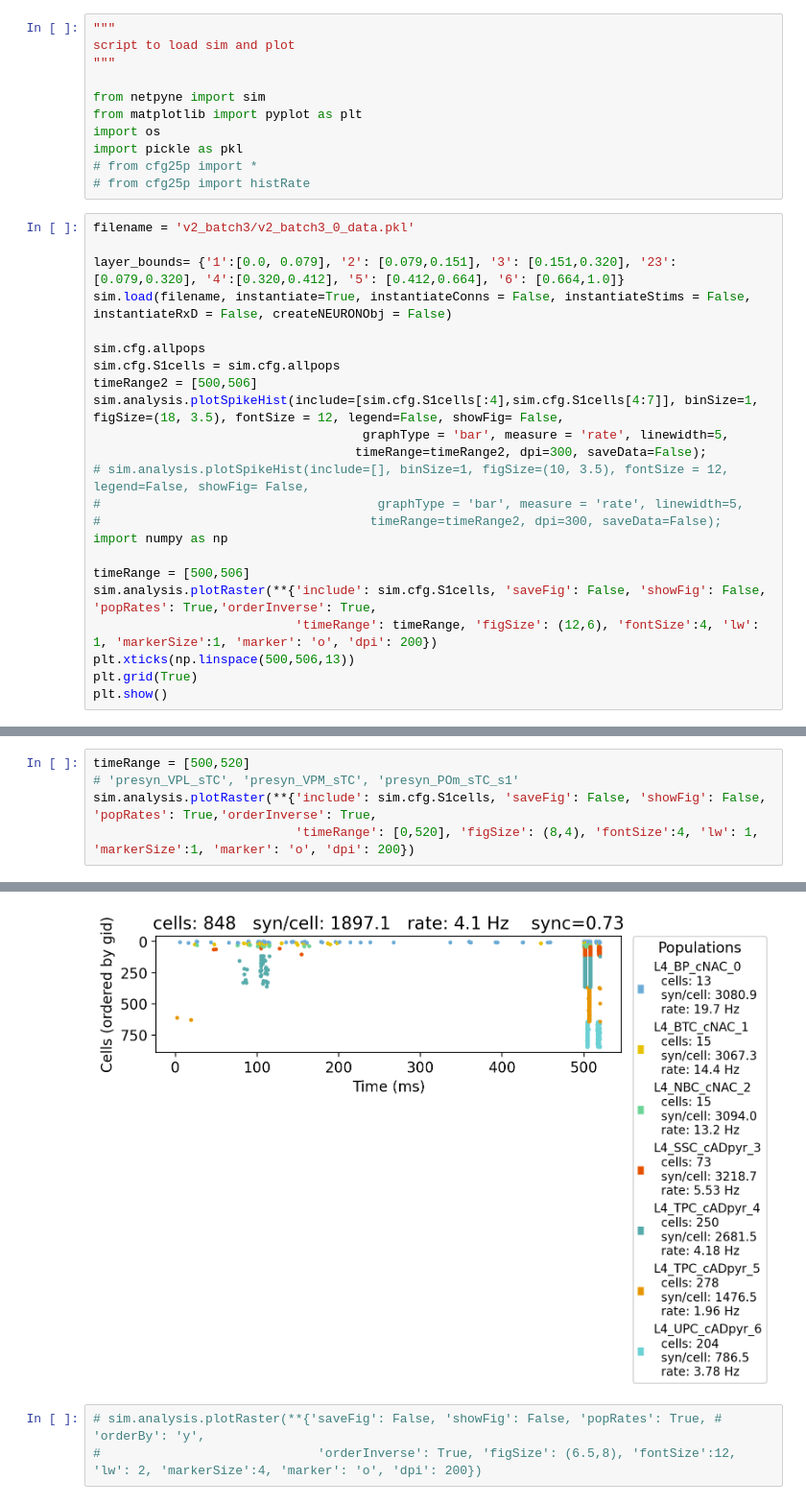
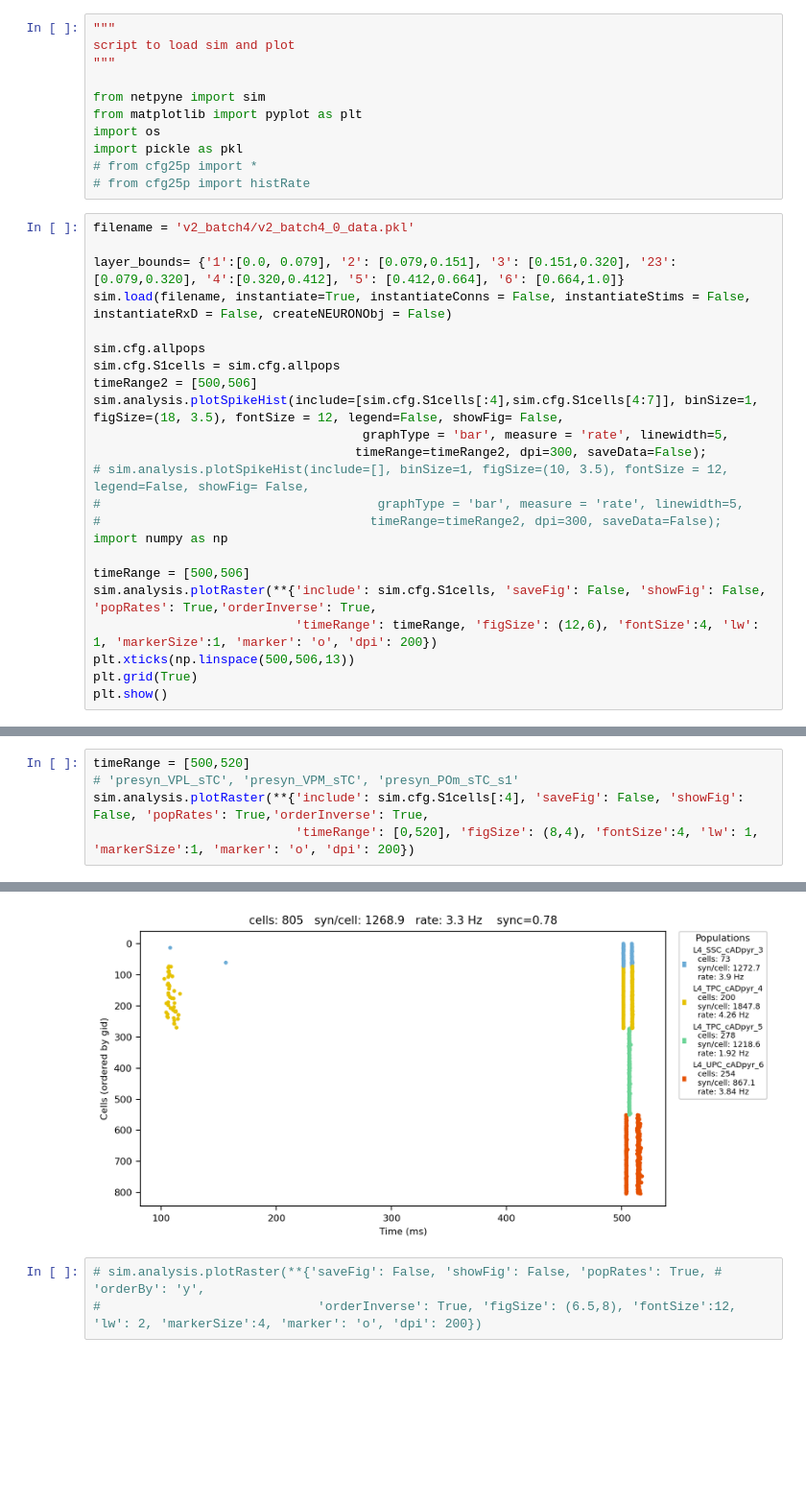
Before and after one commit to LucasBentivoglio/S1_opto_Thal, a Jupyter notebook: data/analysis_vx_batchx.ipynb, the cells around one changed output, grey strips where cells are left out. Shown at 96% size. Saved outputs shown, nothing was run; the diff lists cells and outputs as text; blank space fills up the shorter version.

```diff
--- a/data/analysis_vx_batchx.ipynb
+++ b/data/analysis_vx_batchx.ipynb
@@ -10,7 +10,7 @@ import pickle as pkl
 # from cfg25p import *
 # from cfg25p import histRate
 # %%
-filename = 'v2_batch3/v2_batch3_0_data.pkl'
+filename = 'v2_batch4/v2_batch4_0_data.pkl'
 
 layer_bounds= {'1':[0.0, 0.079], '2': [0.079,0.151], '3': [0.151,0.320], '23': [0.079,0.320], '4':[0.320,0.412], '5': [0.412,0.664], '6': [0.664,1.0]}
 sim.load(filename, instantiate=True, instantiateConns = False, instantiateStims = False, instantiateRxD = False, createNEURONObj = False)
@@ -91,12 +130,12 @@ Plotting recorded cell traces ... trace
 # %%
 timeRange = [500,520]
 # 'presyn_VPL_sTC', 'presyn_VPM_sTC', 'presyn_POm_sTC_s1'
-sim.analysis.plotRaster(**{'include': sim.cfg.S1cells, 'saveFig': False, 'showFig': False, 'popRates': True,'orderInverse': True,
+sim.analysis.plotRaster(**{'include': sim.cfg.S1cells[:4], 'saveFig': False, 'showFig': False, 'popRates': True,'orderInverse': True,
                            'timeRange': [0,520], 'figSize': (8,4), 'fontSize':4, 'lw': 1, 'markerSize':1, 'marker': 'o', 'dpi': 200})
 # %% [output]
 Preparing spike data...
 Plotting raster...
-[figure, old version]
+[figure, new version]
 # %%
 # sim.analysis.plotRaster(**{'saveFig': False, 'showFig': False, 'popRates': True, # 'orderBy': 'y',
 #                             'orderInverse': True, 'figSize': (6.5,8), 'fontSize':12, 'lw': 2, 'markerSize':4, 'marker': 'o', 'dpi': 200})
```
Also changed, not shown: parts of 12 cells of this notebook, 20 other files.
